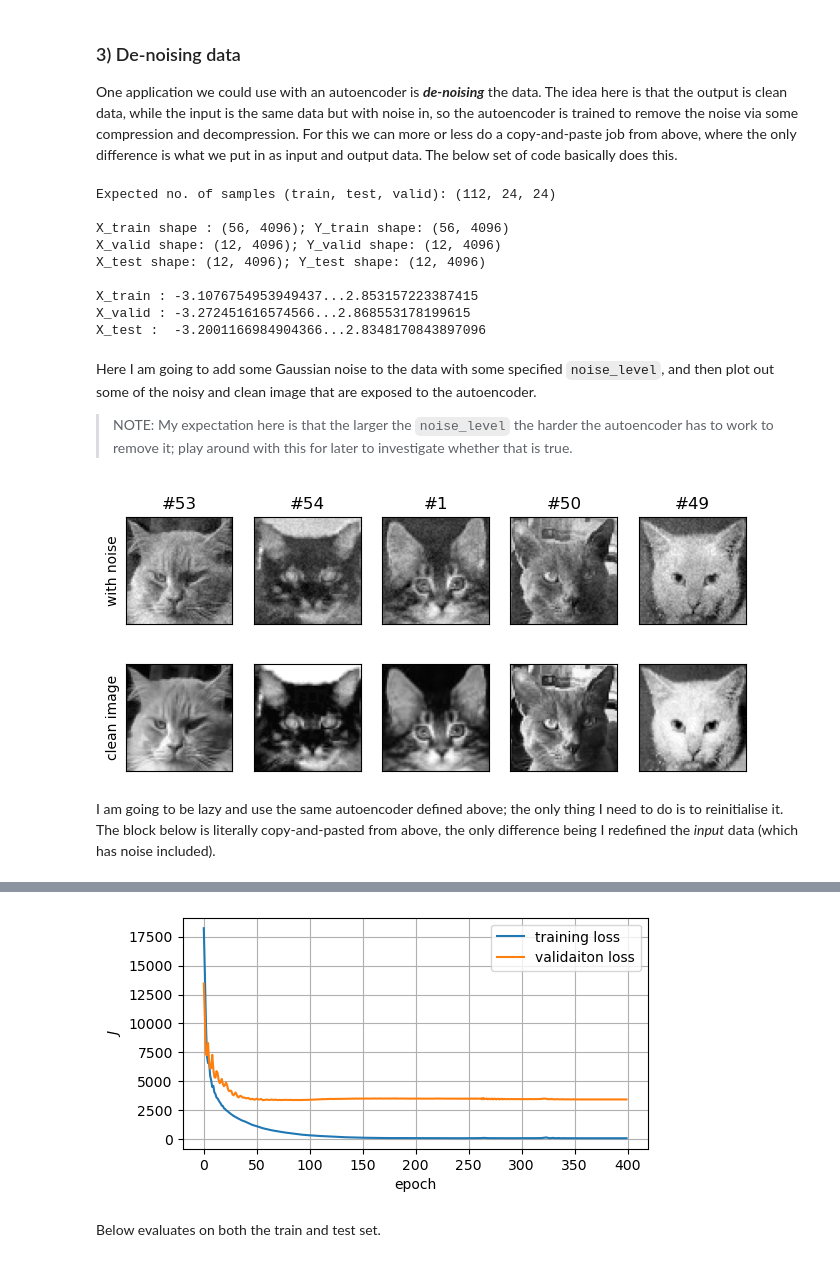
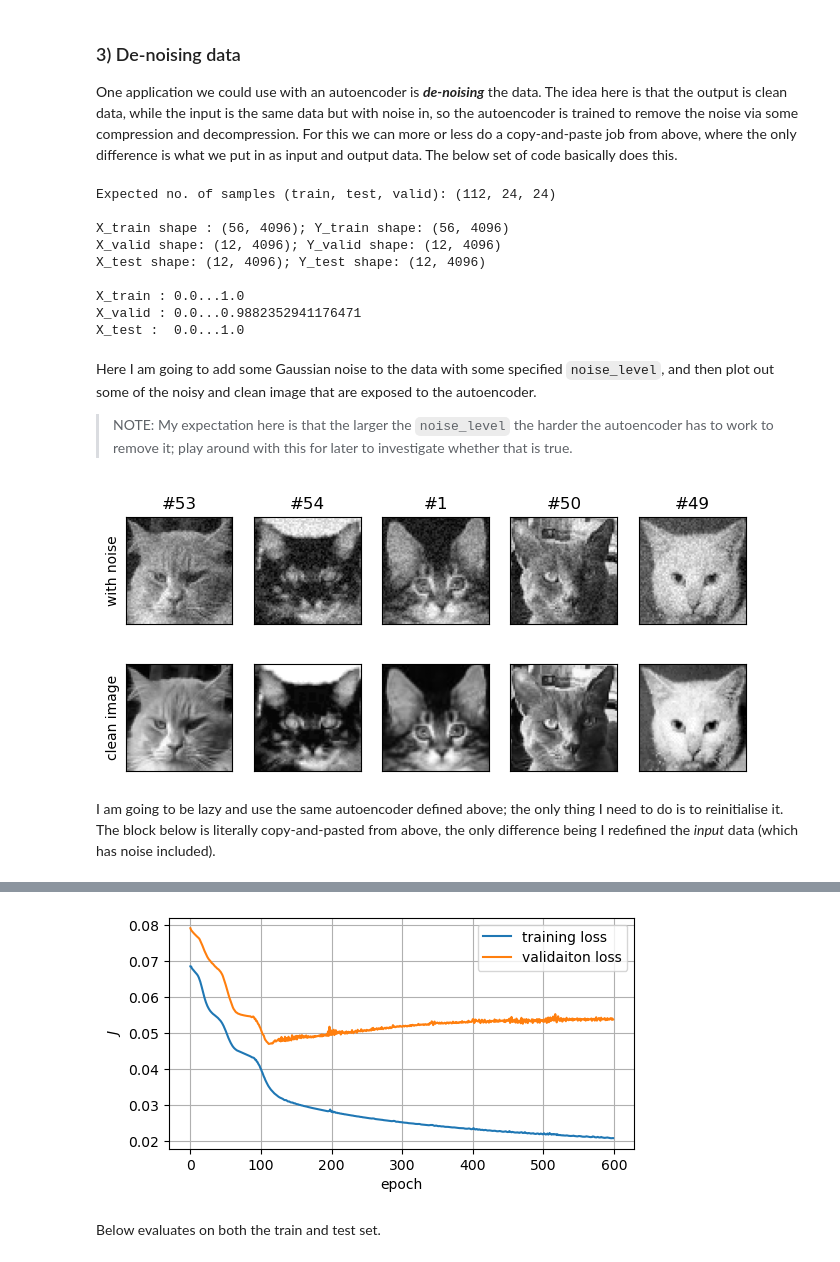
Before and after one commit to julianmak/OCES4303_ML_ocean, a Jupyter notebook: rendered/10_more_neural_networks.ipynb, the cells around one changed output, grey strips where cells are left out. Cells and saved outputs as stored; diff of their text form; code cells hidden in the pictures.

```diff
--- a/rendered/10_more_neural_networks.ipynb
+++ b/rendered/10_more_neural_networks.ipynb
@@ -263,8 +266,9 @@ valid_sample = int(valid_ratio*total_sample)
 test_sample = total_sample - train_sample - valid_sample
 print(f"Expected no. of samples (train, test, valid): {train_sample, test_sample, valid_sample}")
 
-X_total = X_cats  # TODO: cat/dog mix to generate more cursed examples?
-Y_total = X_cats
+# normalise to [0, 1]
+X_total = X_cats / 255 # TODO: cat/dog mix to generate more cursed examples?
+Y_total = X_cats / 255
 
 # train-(test&valid) split
 X_train, X_test, Y_train, Y_test = train_test_split(
@@ -279,12 +283,6 @@ print(f"X_train shape : {X_train.shape}; Y_train shape: {Y_train.shape}")
 print(f"X_valid shape: {X_valid.shape}; Y_valid shape: {Y_valid.shape}")
 print(f"X_test shape: {X_test.shape}; Y_test shape: {Y_test.shape}")
 
-# # scale and redefine the data
-scaler = StandardScaler()
-scaler.fit(X_train)
-X_train, X_valid, X_test = \
-  scaler.transform(X_train), scaler.transform(X_valid), scaler.transform(X_test)
-
 # check the range of values
 print()
 print(f"X_train : {X_train.min()}...{X_train.max()}")
@@ -322,21 +320,23 @@ class autoencoder_latent(nn.Module):
         self.layer_out_1 = nn.Linear(4**2, 16**2)
         self.layer_out_2 = nn.Linear(16**2, 64**2)
 
+        # sigmoid activation at the end
+        self.sigmoid = nn.Sigmoid()
+        self.relu = nn.ReLU()
+
     def encoder(self, x):
-        x = F.relu(self.layer_in_1(x))
-        x = F.relu(self.layer_in_2(x))
+        x = self.relu(self.layer_in_1(x))
+        x = self.relu(self.layer_in_2(x))
         return x
 
     def decoder(self, x):
-        x = F.relu(self.layer_out_1(x))
-        x = F.relu(self.layer_out_2(x))
+        x = self.relu(self.layer_out_1(x))
+        x = self.sigmoid(self.layer_out_2(x))
         return x
 
     def forward(self, x):
         x = self.encoder(x)
         x = self.decoder(x)
-        # may or may not want an activation here
-        # (sigmoid activation doesn't really work for me here; probably not deep enough)
         return x
 # %%
 # wrap the training up
@@ -552,8 +551,9 @@ valid_sample = int(valid_ratio*total_sample)
 test_sample = total_sample - train_sample - valid_sample
 print(f"Expected no. of samples (train, test, valid): {train_sample, test_sample, valid_sample}")
 
-X_total = X_cats
-Y_total = X_cats
+# normalise to [0, 1]
+X_total = X_cats / 255
+Y_total = X_cats / 255
 
 # train-(test&valid) split
 X_train, X_test, Y_train, Y_test = train_test_split(
@@ -568,12 +568,6 @@ print(f"X_train shape : {X_train.shape}; Y_train shape: {Y_train.shape}")
 print(f"X_valid shape: {X_valid.shape}; Y_valid shape: {Y_valid.shape}")
 print(f"X_test shape: {X_test.shape}; Y_test shape: {Y_test.shape}")
 
-# # scale and redefine the data
-scaler = StandardScaler()
-scaler.fit(X_train)
-X_train, X_valid, X_test = \
-  scaler.transform(X_train), scaler.transform(X_valid), scaler.transform(X_test)
-
 # check the range of values
 print()
 print(f"X_train : {X_train.min()}...{X_train.max()}")
@@ -586,9 +580,9 @@ X_train shape : (56, 4096); Y_train shape: (56, 4096)
 X_valid shape: (12, 4096); Y_valid shape: (12, 4096)
 X_test shape: (12, 4096); Y_test shape: (12, 4096)
 
-X_train : -3.1076754953949437...2.853157223387415
-X_valid : -3.272451616574566...2.868553178199615
-X_test :  -3.2001166984904366...2.8348170843897096
+X_train : 0.0...1.0
+X_valid : 0.0...0.9882352941176471
+X_test :  0.0...1.0
 # %% [markdown]
 Here I am going to add some Gaussian noise to the data with some specified `noise_level`, and then plot out some of the noisy and clean image that are exposed to the autoencoder.
 
@@ -596,7 +590,7 @@ Here I am going to add some Gaussian noise to the data with some specified `nois
 # %%
 # denoising: add noise to the X_train but keep Y_train clean
 
-noise_level = 0.5  # uniform noise with some magnitude (data here is STANDARDISED)
+noise_level = 0.2  # uniform noise with some magnitude (data here is NORMALISED to [0, 1])
 
 X_train += noise_level * np.random.rand(X_train.shape[0],
                                         X_train.shape[1])
@@ -623,7 +617,7 @@ for i in range(5):
     if i == 0:
         ax.set_ylabel(r"clean image")
 # %% [output]
-[figure, old version]
+[figure, new version]
 # %% [markdown]
 I am going to be lazy and use the same autoencoder defined above; the only thing I need to do is to reinitialise it. The block below is literally copy-and-pasted from above, the only difference being I redefined the *input* data (which has noise included).
 # %%
@@ -636,15 +630,16 @@ X_valid, Y_valid = torch.FloatTensor(X_valid), torch.FloatTensor(Y_valid)
 torch.manual_seed(1234)
 
 model = autoencoder_latent()
-learning_rate = 0.01
+learning_rate = 0.0005
 J = nn.MSELoss()
-optimizer = optim.Adam(model.parameters(), lr=learning_rate)  # default is 0.001
+optimizer = optim.AdamW(model.parameters(), lr=learning_rate,
+                       weight_decay=0.001)  # note the use of a different Adam
 
 print(f"model details: {model}")
 print(" ")
 
 model, train_J, valid_J = training(model, optimizer, J, X_train, Y_train, X_valid, Y_valid,
-                                   num_epochs=400, out_epoch=40)
+                                   num_epochs=600, out_epoch=50)
 
 # plot the loss curves
 fig = plt.figure(figsize=(6, 3))
@@ -676,4 +671,4 @@ Epoch 400/400, Train Loss: 79.7534, Validation Loss: 3432.4026
-[figure, old version]
+[figure, new version]
 # %% [markdown]
 Below evaluates on both the train and test set.
 # %%
```
Also changed, not shown: parts of 13 cells of this notebook, 1 other file.
